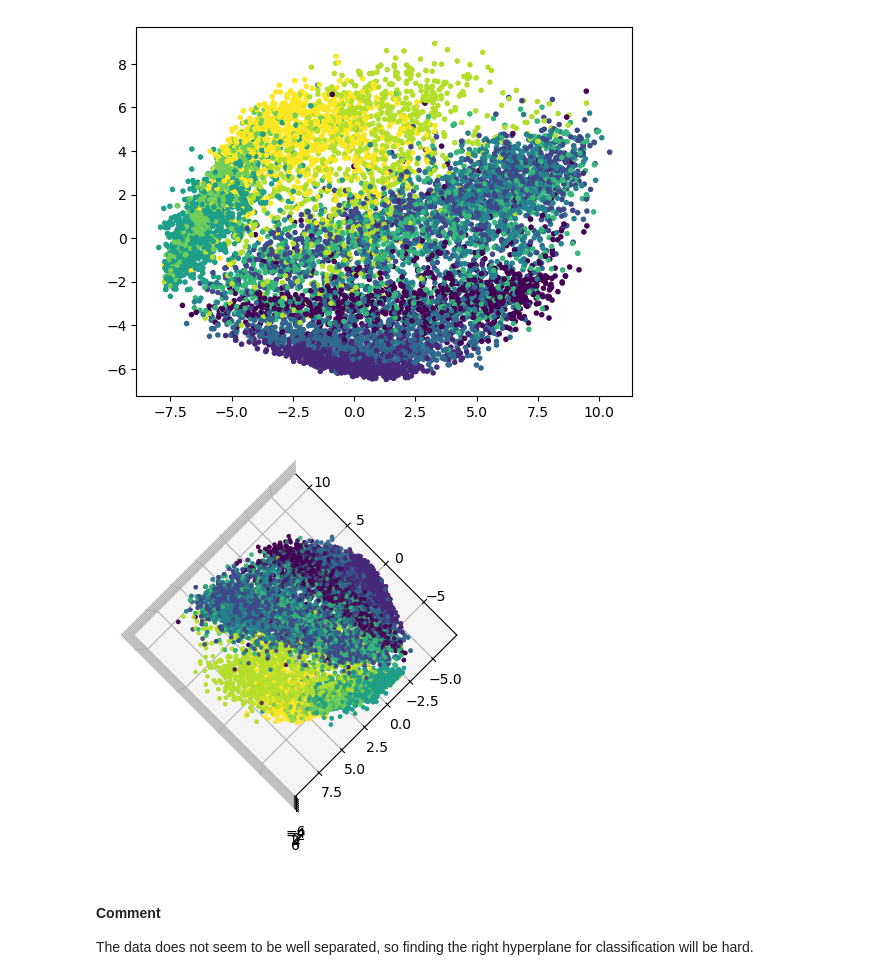
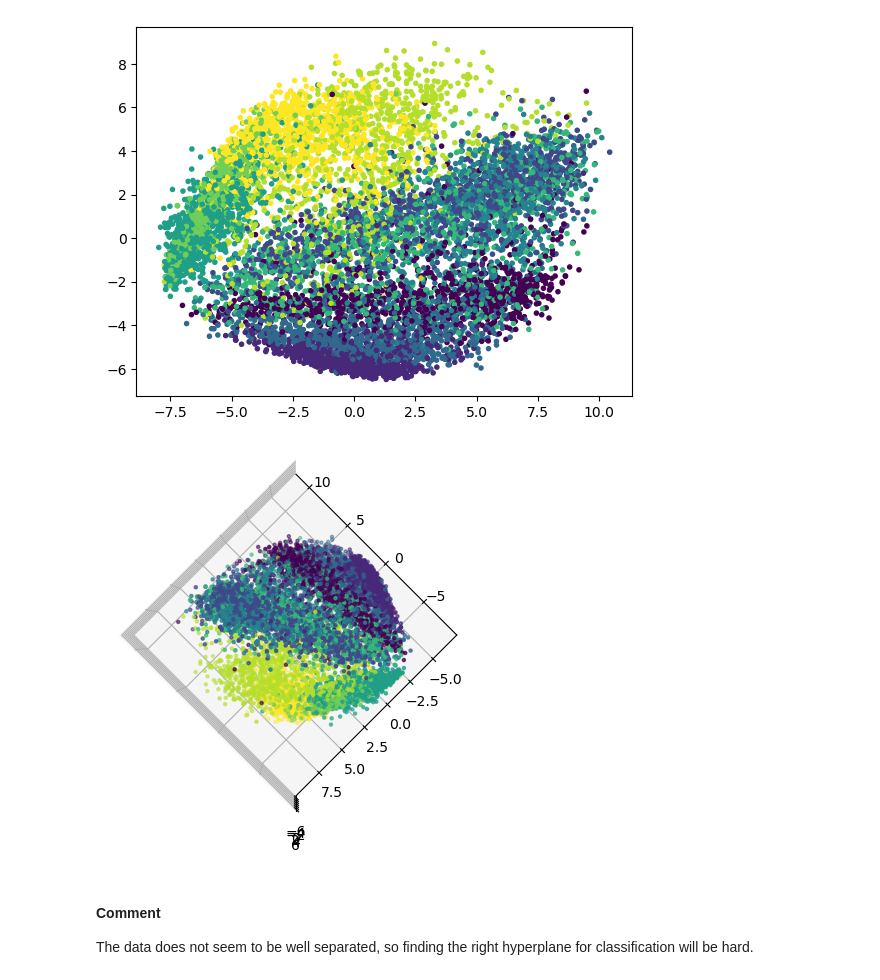
Before and after one commit to LisaDaVinchie/adv-ml_challenge1, a Jupyter notebook: AdvML_Challenge1_v1.ipynb, the cells around one changed output. Saved outputs shown, nothing was run; the diff lists cells and outputs as text; code cells hidden in the pictures.

Commit message:
Started exercise 4, removed loop in 3d plots, put original dataset in input of fit in 3.1

```diff
--- a/AdvML_Challenge1_v1.ipynb
+++ b/AdvML_Challenge1_v1.ipynb
@@ -181,14 +168,13 @@ plt.scatter(data_pca_linear[:, 0], data_pca_linear[:, 1], c = labels_subset, mar
 # %%
 fig = plt.figure()
 ax = fig.add_subplot(111, projection='3d')
 
 # Color the data points based on the labels
-for i in range(3):
-    ax.scatter(data_pca_linear[:, 0], data_pca_linear[:, 1], data_pca_linear[:, 2], c = labels_subset, marker='.')
+ax.scatter(data_pca_linear[:, 0], data_pca_linear[:, 1], data_pca_linear[:, 2], c = labels_subset, marker='.')
 
 ax.view_init(elev=90, azim=135)
 # %% [output]
-[figure, old version]
+[figure, new version]
 # %% [markdown]
 #### Comment
 The data does not seem to be well separated, so finding the right hyperplane for classification will be hard.
```
Also changed, not shown: parts of 34 cells of this notebook.
